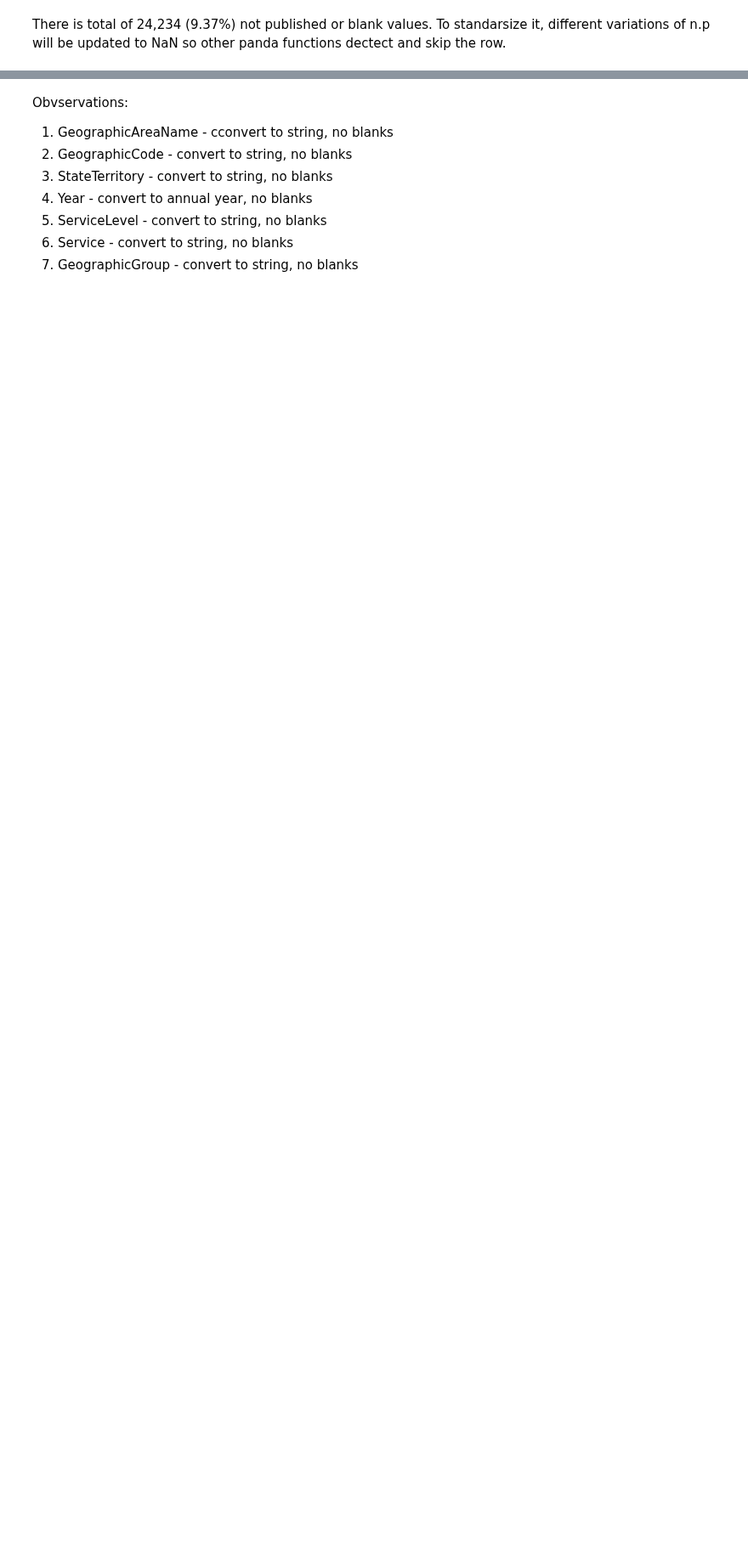
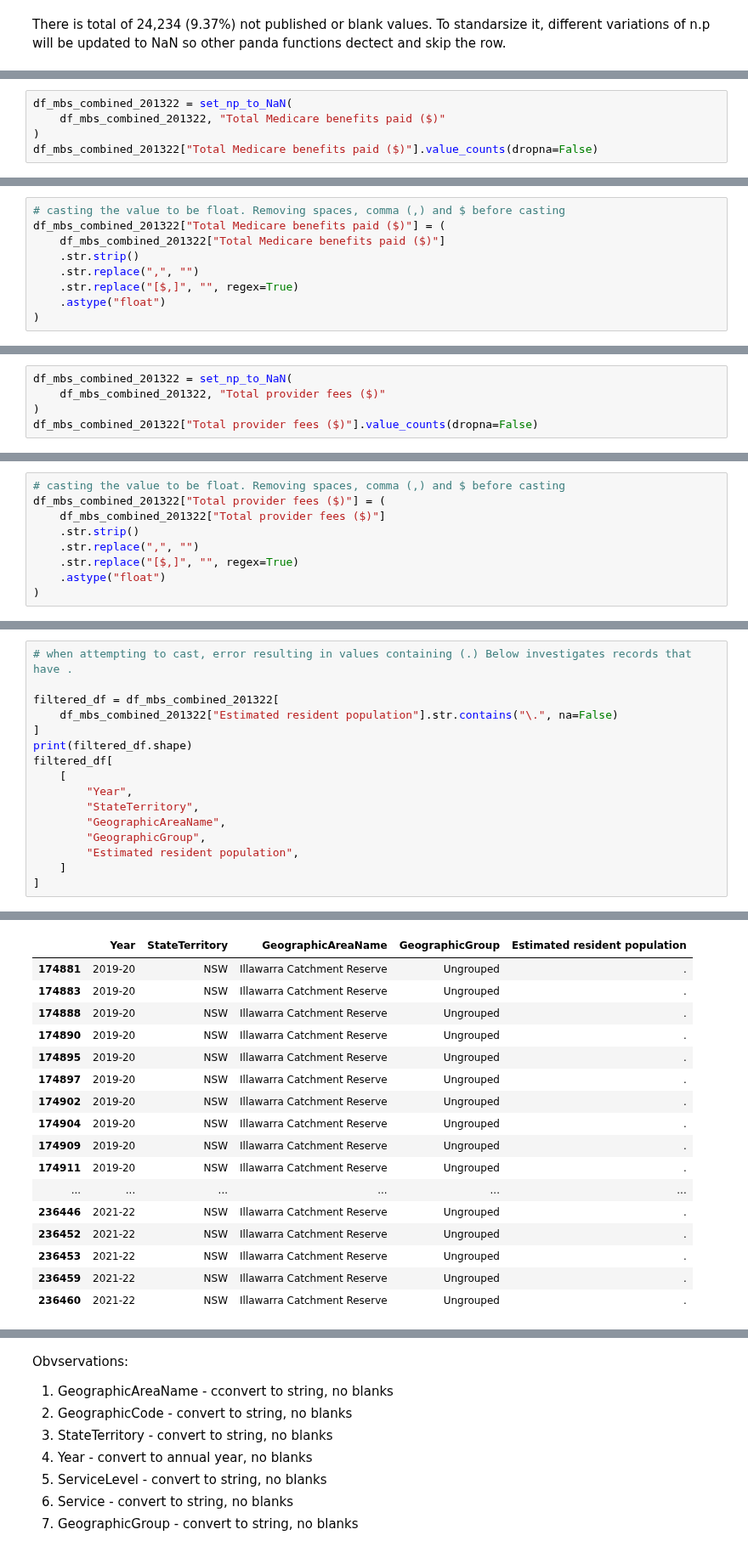
Before and after one commit to jiniep/mbs_analysis, a Jupyter notebook: scripts/2_mbs_combine_datasets.ipynb, the cells around one changed output, grey strips where cells are left out. Shown at 85% size. Drawn from its saved outputs; the diff is of its cells as text; blank space fills up the shorter version.

Commit message:
Converted the dimensions and measure to number values. Did consistency checks and solved them

```diff
--- a/scripts/2_mbs_combine_datasets.ipynb
+++ b/scripts/2_mbs_combine_datasets.ipynb
@@ -799,0 +1188,5 @@ Name: Percentage of people who had the service (%), Length: 16954, dtype: int64
+# %%
+df_mbs_combined_201322 = set_np_to_NaN(
+    df_mbs_combined_201322, "Total Medicare benefits paid ($)"
+)
+df_mbs_combined_201322["Total Medicare benefits paid ($)"].value_counts(dropna=False)
@@ -799,0 +1206,9 @@ Name: Percentage of people who had the service (%), Length: 16954, dtype: int64
+# %%
+# casting the value to be float. Removing spaces, comma (,) and $ before casting
+df_mbs_combined_201322["Total Medicare benefits paid ($)"] = (
+    df_mbs_combined_201322["Total Medicare benefits paid ($)"]
+    .str.strip()
+    .str.replace(",", "")
+    .str.replace("[$,]", "", regex=True)
+    .astype("float")
+)
@@ -799,0 +1246,5 @@ Name: Percentage of people who had the service (%), Length: 16954, dtype: int64
+# %%
+df_mbs_combined_201322 = set_np_to_NaN(
+    df_mbs_combined_201322, "Total provider fees ($)"
+)
+df_mbs_combined_201322["Total provider fees ($)"].value_counts(dropna=False)
@@ -799,0 +1264,9 @@ Name: Percentage of people who had the service (%), Length: 16954, dtype: int64
+# %%
+# casting the value to be float. Removing spaces, comma (,) and $ before casting
+df_mbs_combined_201322["Total provider fees ($)"] = (
+    df_mbs_combined_201322["Total provider fees ($)"]
+    .str.strip()
+    .str.replace(",", "")
+    .str.replace("[$,]", "", regex=True)
+    .astype("float")
+)
@@ -799,0 +1324,17 @@ Name: Percentage of people who had the service (%), Length: 16954, dtype: int64
+# %%
+# when attempting to cast, error resulting in values containing (.) Below investigates records that have .
+
+filtered_df = df_mbs_combined_201322[
+    df_mbs_combined_201322["Estimated resident population"].str.contains("\.", na=False)
+]
+print(filtered_df.shape)
+filtered_df[
+    [
+        "Year",
+        "StateTerritory",
+        "GeographicAreaName",
+        "GeographicGroup",
+        "Estimated resident population",
+    ]
+]
+# %% [output]
@@ -799,0 +1342,17 @@ Name: Percentage of people who had the service (%), Length: 16954, dtype: int64
+|  | Year | StateTerritory | GeographicAreaName | GeographicGroup | Estimated resident population |
+| 174881 | 2019-20 | NSW | Illawarra Catchment Reserve | Ungrouped | . |
+| 174883 | 2019-20 | NSW | Illawarra Catchment Reserve | Ungrouped | . |
+| 174888 | 2019-20 | NSW | Illawarra Catchment Reserve | Ungrouped | . |
+| 174890 | 2019-20 | NSW | Illawarra Catchment Reserve | Ungrouped | . |
+| 174895 | 2019-20 | NSW | Illawarra Catchment Reserve | Ungrouped | . |
+| 174897 | 2019-20 | NSW | Illawarra Catchment Reserve | Ungrouped | . |
+| 174902 | 2019-20 | NSW | Illawarra Catchment Reserve | Ungrouped | . |
+| 174904 | 2019-20 | NSW | Illawarra Catchment Reserve | Ungrouped | . |
+| 174909 | 2019-20 | NSW | Illawarra Catchment Reserve | Ungrouped | . |
+| 174911 | 2019-20 | NSW | Illawarra Catchment Reserve | Ungrouped | . |
+| ... | ... | ... | ... | ... | ... |
+| 236446 | 2021-22 | NSW | Illawarra Catchment Reserve | Ungrouped | . |
+| 236452 | 2021-22 | NSW | Illawarra Catchment Reserve | Ungrouped | . |
+| 236453 | 2021-22 | NSW | Illawarra Catchment Reserve | Ungrouped | . |
+| 236459 | 2021-22 | NSW | Illawarra Catchment Reserve | Ungrouped | . |
+| 236460 | 2021-22 | NSW | Illawarra Catchment Reserve | Ungrouped | . |
```
Also changed, not shown: parts of 100 cells of this notebook.
